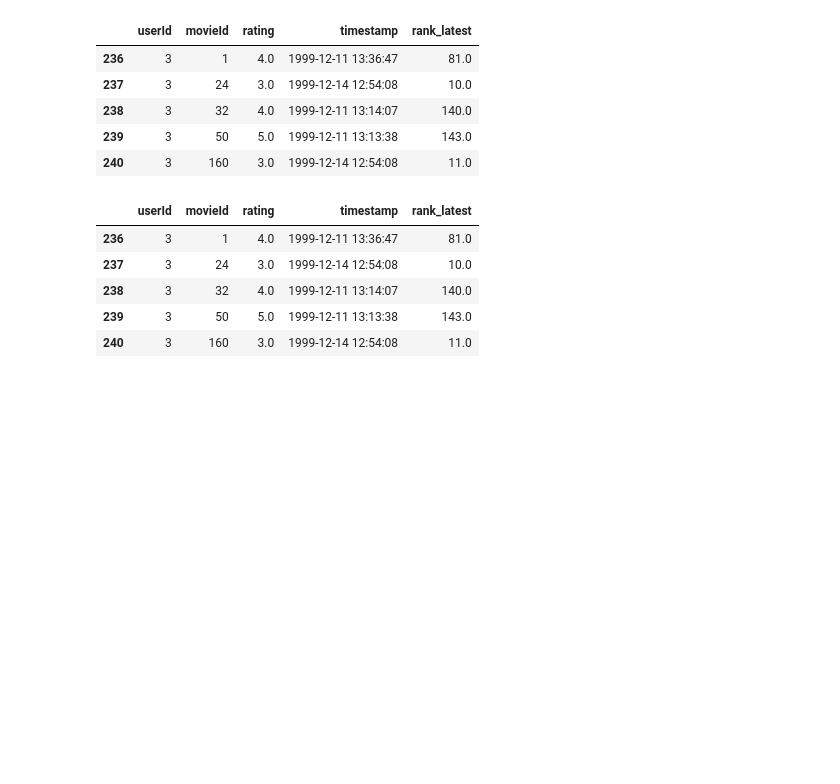
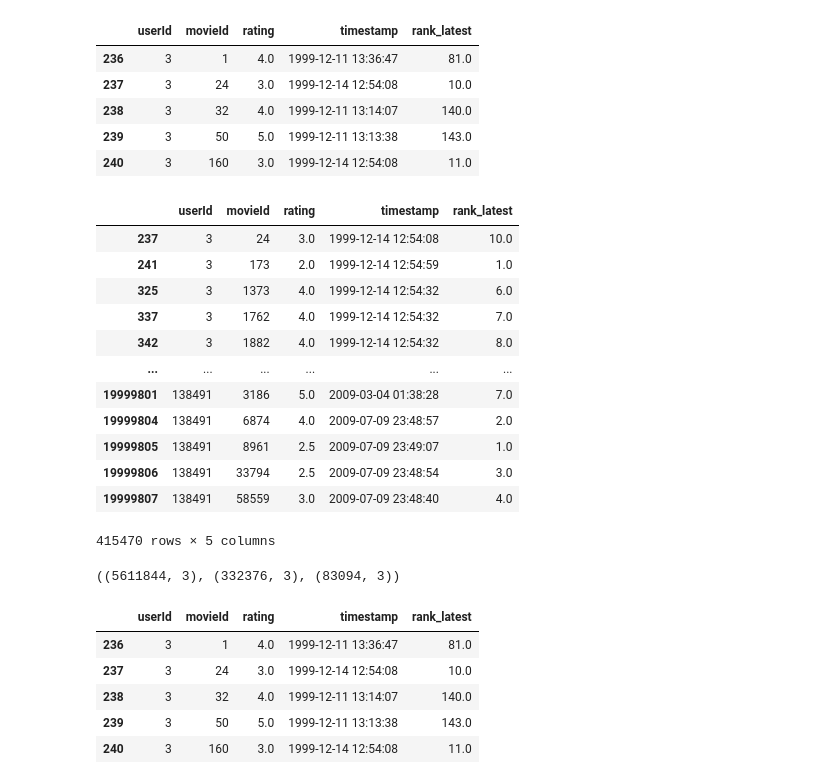
Before and after one commit to m-np/movielens20M, a Jupyter notebook: ncf-movielens-20m-dataset.ipynb, the cells around one changed output. Cells and saved outputs as stored; diff of their text form; code cells hidden in the pictures; blank space fills up the shorter version.

Commit message:
Kaggle Notebook | NCF-movielens-20m-dataset | Version 2

```diff
--- a/ncf-movielens-20m-dataset.ipynb
+++ b/ncf-movielens-20m-dataset.ipynb
@@ -79,4 +79,20 @@ ratings.head()
 | 238 | 3 | 32 | 4.0 | 1999-12-11 13:14:07 | 140.0 |
 | 239 | 3 | 50 | 5.0 | 1999-12-11 13:13:38 | 143.0 |
 | 240 | 3 | 160 | 3.0 | 1999-12-14 12:54:08 | 11.0 |
+# %%
+ratings[ratings['rank_latest'] <= 10]
+# %% [output]
+|  | userId | movieId | rating | timestamp | rank_latest |
+| 237 | 3 | 24 | 3.0 | 1999-12-14 12:54:08 | 10.0 |
+| 241 | 3 | 173 | 2.0 | 1999-12-14 12:54:59 | 1.0 |
+| 325 | 3 | 1373 | 4.0 | 1999-12-14 12:54:32 | 6.0 |
+| 337 | 3 | 1762 | 4.0 | 1999-12-14 12:54:32 | 7.0 |
+| 342 | 3 | 1882 | 4.0 | 1999-12-14 12:54:32 | 8.0 |
+| ... | ... | ... | ... | ... | ... |
+| 19999801 | 138491 | 3186 | 5.0 | 2009-03-04 01:38:28 | 7.0 |
+| 19999804 | 138491 | 6874 | 4.0 | 2009-07-09 23:48:57 | 2.0 |
+| 19999805 | 138491 | 8961 | 2.5 | 2009-07-09 23:49:07 | 1.0 |
+| 19999806 | 138491 | 33794 | 2.5 | 2009-07-09 23:48:54 | 3.0 |
+| 19999807 | 138491 | 58559 | 3.0 | 2009-07-09 23:48:40 | 4.0 |
+415470 rows × 5 columns
 # %%
@@ -88,4 +106,8 @@ train_ratings = train_ratings[['userId', 'movieId', 'rating']]
 test_ratings = test_ratings[['userId','movieId','rating']]
+# %%
+train_ratings.shape, val_ratings.shape, test_ratings.shape
+# %% [output]
+((5611844, 3), (332376, 3), (83094, 3))
 # %%
 ratings.head()
 # %% [output]
```
Also changed, not shown: parts of 13 cells of this notebook.
